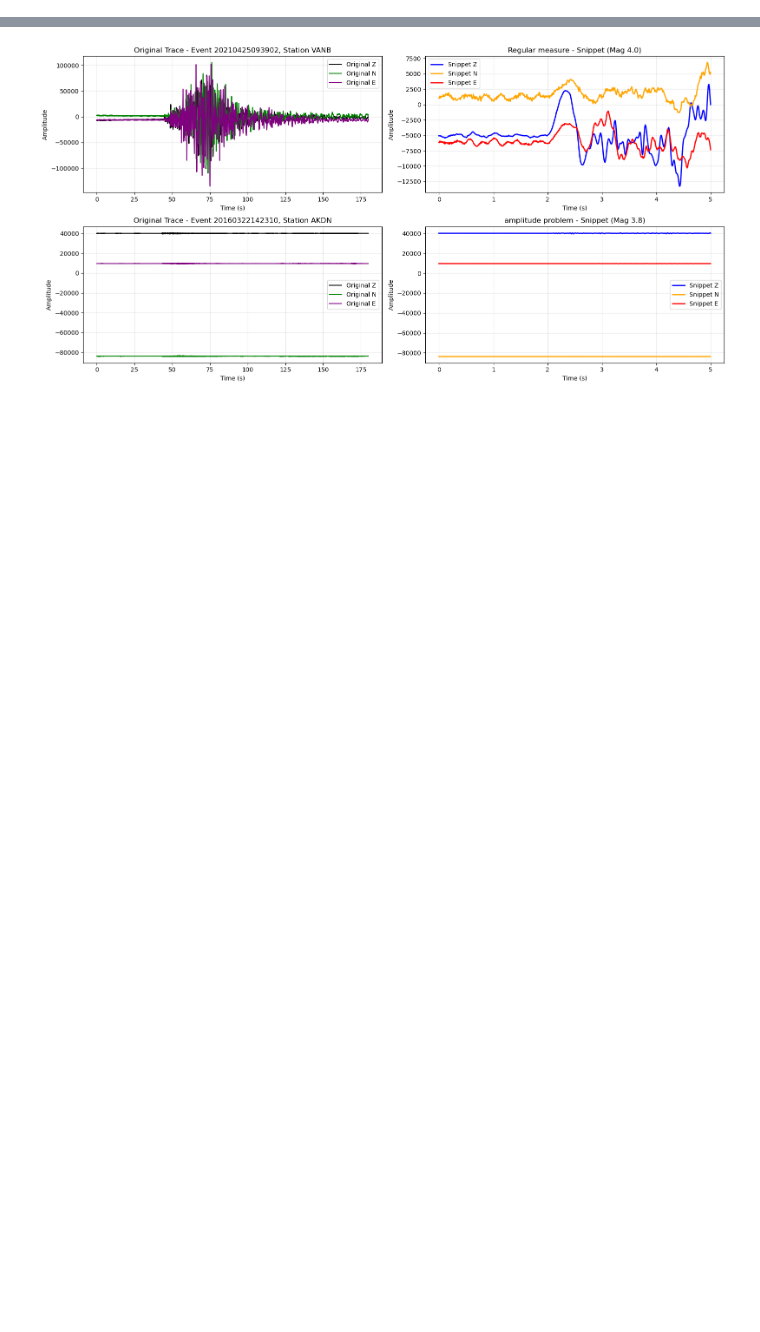
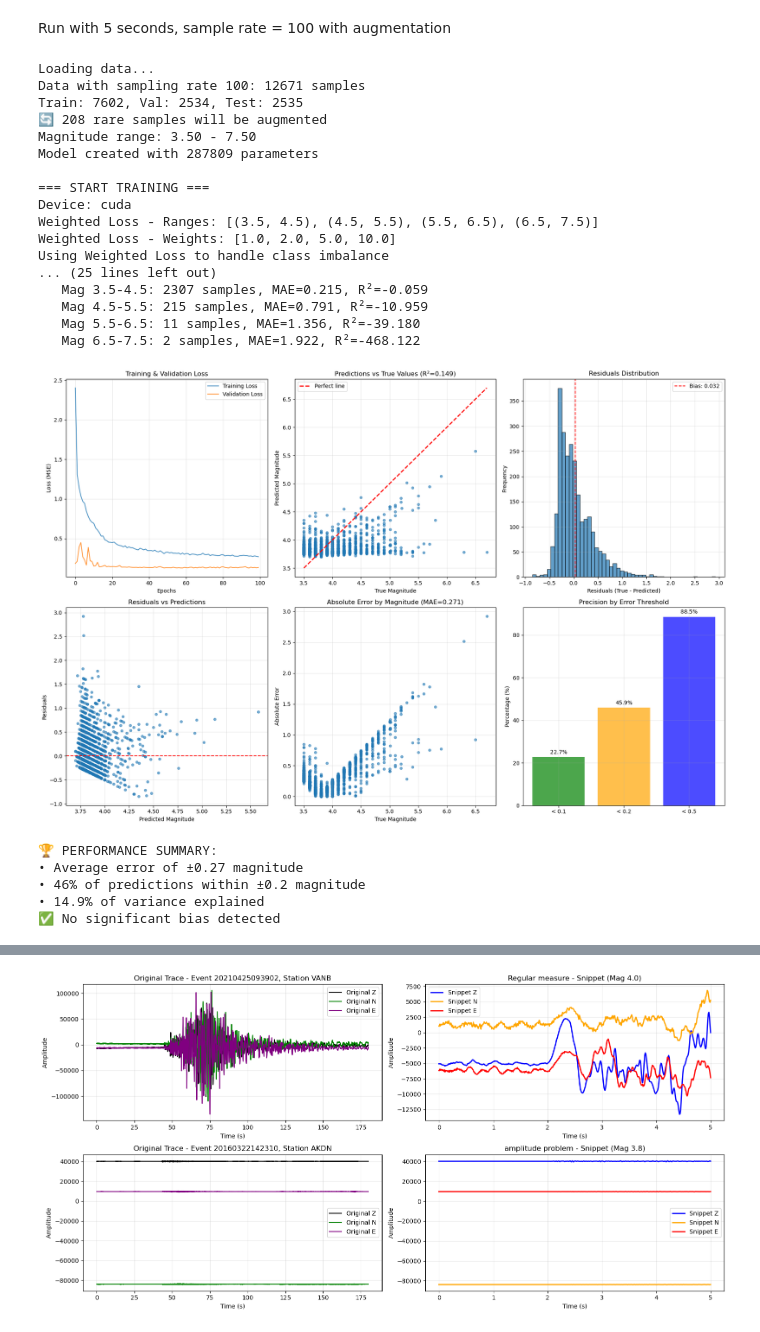
Before and after one commit to sam84723/seismic_magnitude_predictor, a Jupyter notebook: magnitude_prediction_cl.ipynb, the cells around one changed output, grey strips where cells are left out. Saved outputs shown, nothing was run; the diff lists cells and outputs as text; code cells hidden in the pictures; blank space fills up the shorter version.

```diff
--- a/magnitude_prediction_cl.ipynb
+++ b/magnitude_prediction_cl.ipynb
@@ -943,0 +719,36 @@ Modèle créé avec 287809 paramètres
+# %% [markdown]
+Run with 5 seconds, sample rate = 100 with augmentation
+# %%
+
+
+# Paramètres
+seconds = 5
+sample_rate = 100
+DATA_FILE = f"seismic_data_{seconds}_seconds_sampling_rate_{sample_rate}.pkl"
+TARGET_LENGTH = seconds * sample_rate  # 5 secondes * 100 Hz = 500
+
+run_experiment(seconds, sample_rate, DATA_FILE, TARGET_LENGTH, batch_size=32, num_epochs=100, learning_rate=0.001, is_augmented=True)
+# %% [output]
+Loading data...
+Data with sampling rate 100: 12671 samples
+Train: 7602, Val: 2534, Test: 2535
+🔄 208 rare samples will be augmented
+Magnitude range: 3.50 - 7.50
+Model created with 287809 parameters
+
+=== START TRAINING ===
+Device: cuda
+Weighted Loss - Ranges: [(3.5, 4.5), (4.5, 5.5), (5.5, 6.5), (6.5, 7.5)]
+Weighted Loss - Weights: [1.0, 2.0, 5.0, 10.0]
+Using Weighted Loss to handle class imbalance
+... (25 lines left out)
+   Mag 3.5-4.5: 2307 samples, MAE=0.215, R²=-0.059
+   Mag 4.5-5.5: 215 samples, MAE=0.791, R²=-10.959
+   Mag 5.5-6.5: 11 samples, MAE=1.356, R²=-39.180
+   Mag 6.5-7.5: 2 samples, MAE=1.922, R²=-468.122
+[figure, added]
+🏆 PERFORMANCE SUMMARY:
+• Average error of ±0.27 magnitude
+• 46% of predictions within ±0.2 magnitude
+• 14.9% of variance explained
+✅ No significant bias detected
```
Also changed, not shown: parts of 37 cells of this notebook, 1 other file.
